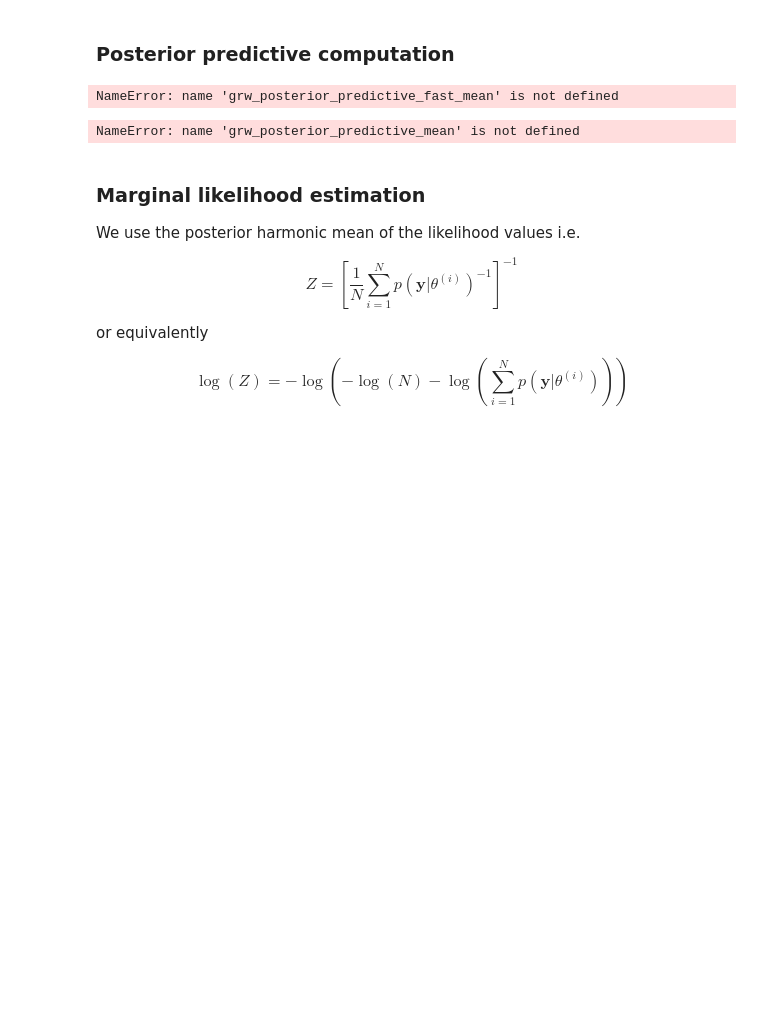
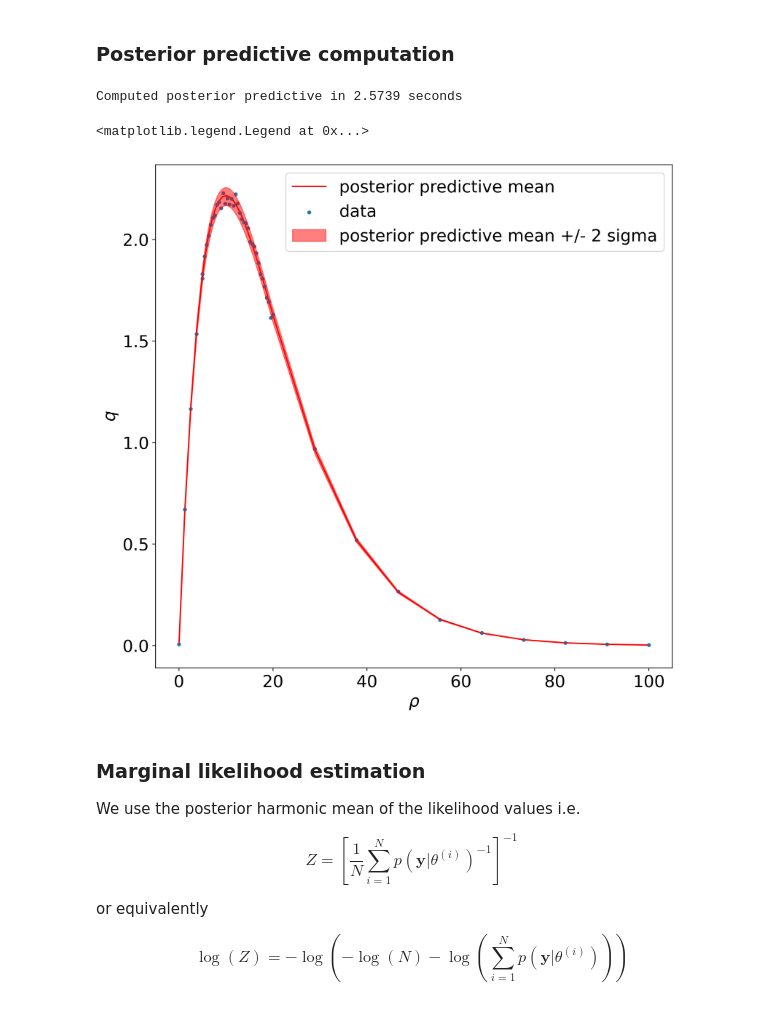
Before and after one commit to YannisZa/probabilistic_traffic_flow_modelling, a Jupyter notebook: notebooks/exponential_fd_metropolis_hastings_debugging.ipynb, the cells around one changed output. Saved outputs shown, nothing was run; the diff lists cells and outputs as text; code cells hidden in the pictures; blank space fills up the shorter version.

Commit message:
implemented experiments class - debugged thermodynamic integration

```diff
--- a/notebooks/exponential_fd_metropolis_hastings_debugging.ipynb
+++ b/notebooks/exponential_fd_metropolis_hastings_debugging.ipynb
@@ -729,7 +713,17 @@ load_data = True
 # %%
 burnin = 2000
-file = "/Users/Yannis/code/probabilistic_traffic_flow_modelling/data/output/inference_experiments/exponential_fd_simulation_small/grwmh/grwmh_inference_wide_gamma_priors_sigma2_fixed/grwmh_inference_wide_gamma_priors_sigma2_fixed_theta.txt"
+data_id = "exponential_fd_simulation_small"
+inference_id = "grwmh_inference_wide_gamma_priors_sigma2_fixed"
+file = f"/Users/Yannis/code/probabilistic_traffic_flow_modelling/data/output/inference_experiments/{data_id}/grwmh/{inference_id}/theta.txt"
 grw_mcmc_parameters = np.loadtxt(file)
+file = f"/Users/Yannis/code/probabilistic_traffic_flow_modelling/data/output/fundamental_diagram_data/{data_id}/rho.txt"
+rho = np.loadtxt(file)
+file = f"/Users/Yannis/code/probabilistic_traffic_flow_modelling/data/output/fundamental_diagram_data/{data_id}/q.txt"
+q = np.loadtxt(file)
+file = f"/Users/Yannis/code/probabilistic_traffic_flow_modelling/data/input/simulation_parameters/{data_id}.toml"
+simulation_metadata  = toml.load(file)
+sigma2 = float(simulation_metadata['true_parameters']['sigma2'])
+
 
 grw_mcmc_parameters = np.hstack((grw_mcmc_parameters,(np.ones((grw_mcmc_parameters.shape[0],1))*sigma2)))
 # %% [markdown]
@@ -831,49 +825,36 @@ def posterior_predictive_moments(samples,y,x):
 def posterior_predictive_moments_fast(samples,y,x):
     np.random.seed(2021)
     tic = time.perf_counter()
-    pp_mean = np.sum([exponential_fd_log_likelihood_sample(samples[j,:],x) for j in range(samples.shape[0])],axis=0)/samples.shape[0]
-    pp_std = np.sum([exponential_fd_log_likelihood_sample(samples[j,:],x)**2 for j in range(samples.shape[0])],axis=0)/samples.shape[0] - pp_mean**2
+    pp = np.array([exponential_fd_log_likelihood_sample(samples[j,:],x) for j in range(burnin,samples.shape[0])])
+    pp_mean = np.mean(pp,axis=0)
+    pp_var = np.mean(pp**2,axis=0) - pp_mean**2
 
     toc = time.perf_counter()
     print(f"Computed posterior predictive in {toc - tic:0.4f} seconds")
-    return pp_mean,pp_std
+    return pp_mean,np.sqrt(pp_var)
 # %%
 # grw_posterior_predictive_mean,grw_posterior_predictive_std = posterior_predictive_moments(grw_mcmc_parameters[burnin:,:],q,rho)
 
-# grw_posterior_predictive_fast_mean,grw_posterior_predictive_fast_std = posterior_predictive_moments_fast(grw_mcmc_parameters[burnin:,:],q,rho)
+grw_posterior_predictive_fast_mean,grw_posterior_predictive_fast_std = posterior_predictive_moments_fast(grw_mcmc_parameters,q,rho)
+# %% [output]
+Computed posterior predictive in 2.5739 seconds
 # %%
 q_upper = grw_posterior_predictive_fast_mean + 2 * grw_posterior_predictive_fast_std
 q_lower = grw_posterior_predictive_fast_mean - 2 * grw_posterior_predictive_fast_std
 
 
-plt.figure(figsize=(10,10))
-plt.scatter(rho,q,label='data')
-plt.fill_between(rho,q_upper,q_lower,alpha=0.5,color='red')
+plt.figure(figsize=(10,10),dpi=500)
+plt.scatter(rho,q,label='data',zorder=2,s=10)
+plt.fill_between(rho,q_upper,q_lower,alpha=0.5,color='red',zorder=3,label='posterior predictive mean +/- 2 sigma')
 # plt.plot(rho,q_lower,color='r',label=f'posterior predictive mean + 2sd')
-plt.plot(rho,grw_posterior_predictive_mean,color='b',label='posterior predictive mean')
+plt.plot(rho,grw_posterior_predictive_mean,color='red',label='posterior predictive mean',zorder=1)
 # plt.plot(rho,q_upper,color='r',label=f'posterior predictive mean - 2sd')
 plt.xlabel(r'$\rho$')
 plt.ylabel(r'$q$')
 plt.legend()
-plt.ioff()
 # %% [output]
-NameError: name 'grw_posterior_predictive_fast_mean' is not defined
+<matplotlib.legend.Legend at 0x...>
+[figure, added]
-# %%
-q_upper = grw_posterior_predictive_mean + 2 * grw_posterior_predictive_std
-q_lower = grw_posterior_predictive_mean - 2 * grw_posterior_predictive_std
-
-
-plt.figure(figsize=(10,10))
-plt.scatter(rho,q,label='data')
-plt.plot(rho,q_lower,color='r',label=f'posterior predictive mean + 2sd')
-plt.plot(rho,grw_posterior_predictive_mean,color='b',label='posterior predictive mean')
-plt.plot(rho,q_upper,color='r',label=f'posterior predictive mean - 2sd')
-plt.xlabel(r'$\rho$')
-plt.ylabel(r'$q$')
-plt.legend()
-plt.ioff()
-# %% [output]
-NameError: name 'grw_posterior_predictive_mean' is not defined
 # %% [markdown]
 ### Marginal likelihood estimation
 
```
Also changed, not shown: parts of 28 cells of this notebook, 12 other files.
